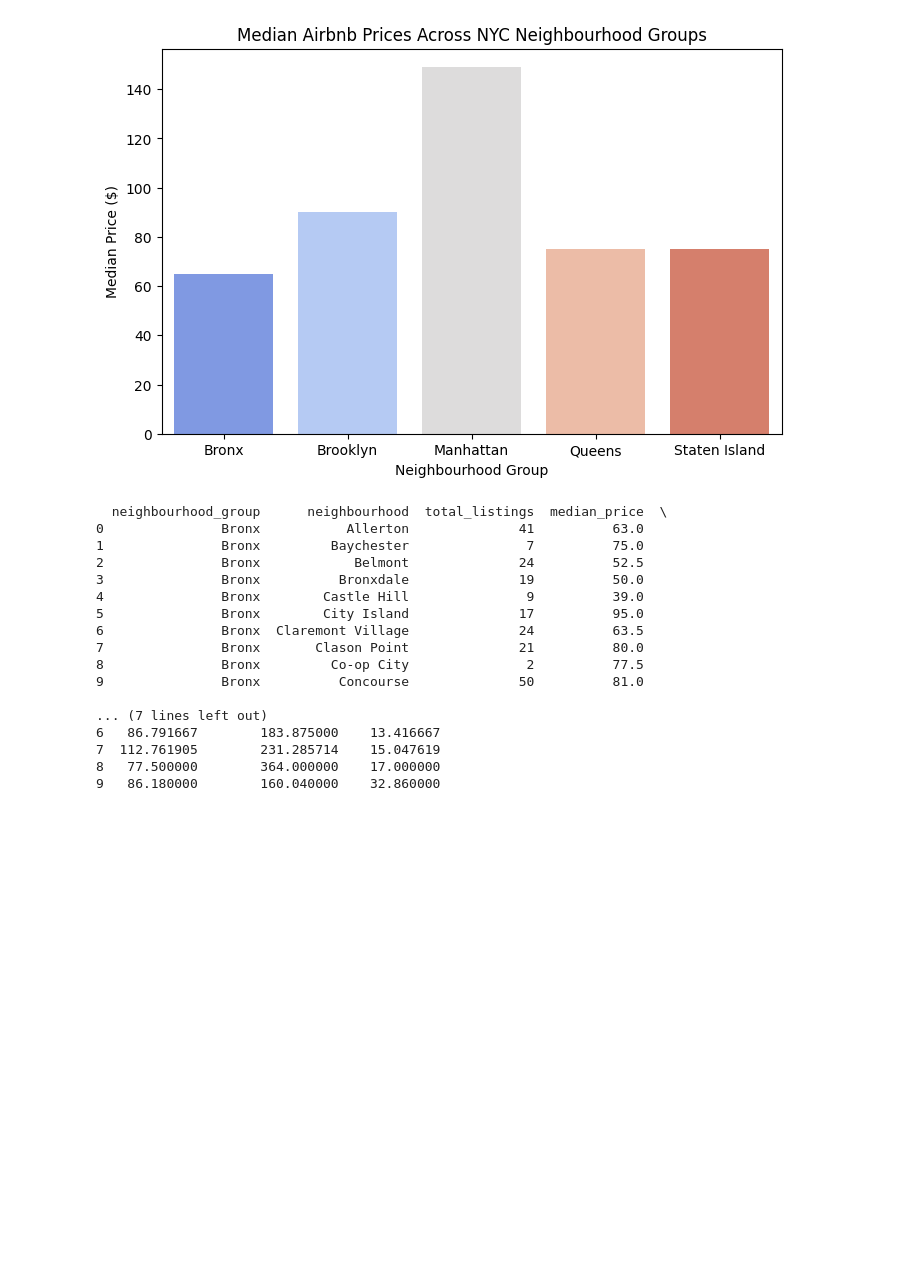
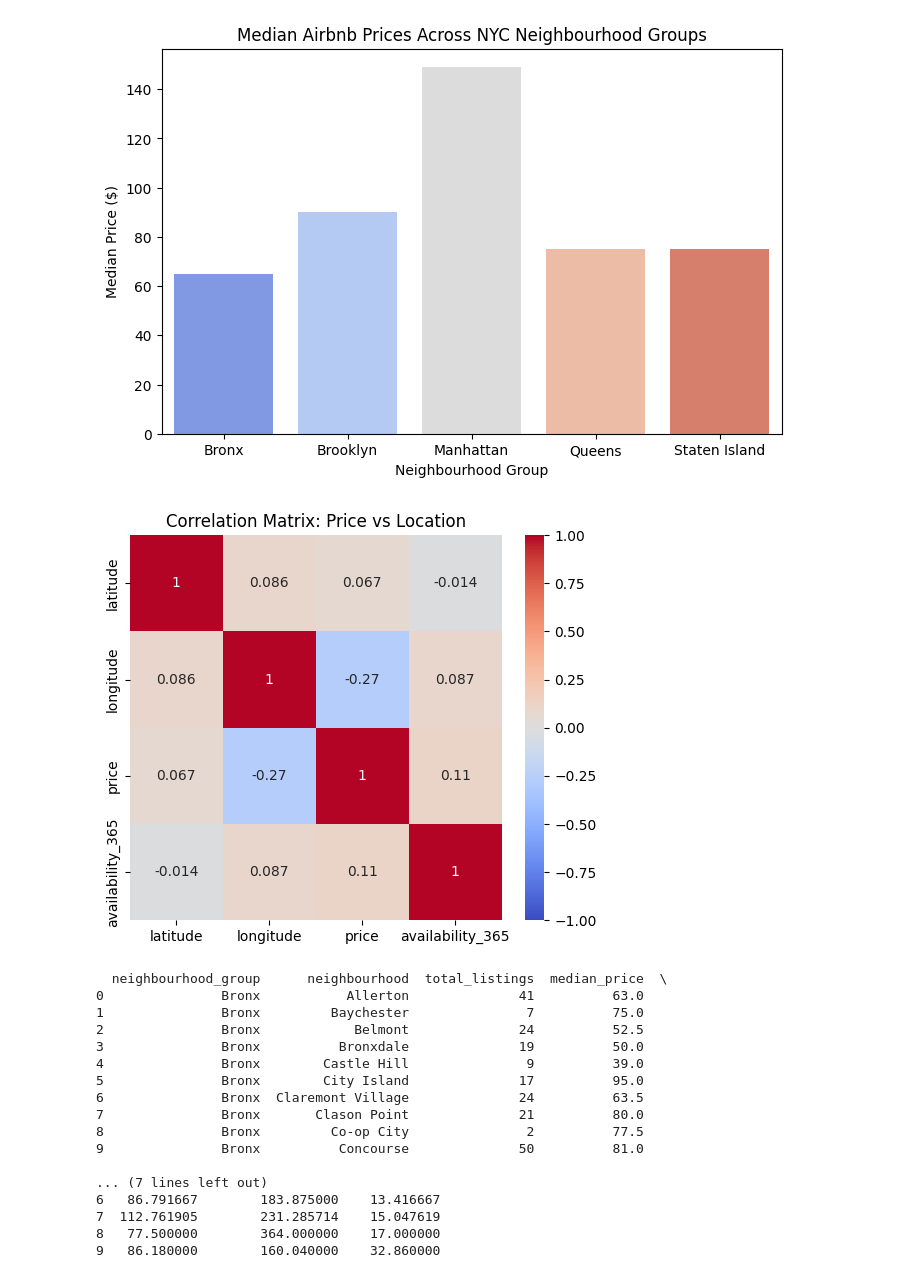
Before and after one commit to eliMedig/e-Portfolio, a Jupyter notebook: files/Group_Project_Notebook.ipynb, the cells around one changed output. Cells and saved outputs as stored; diff of their text form; code cells hidden in the pictures; blank space fills up the shorter version.

```diff
--- a/files/Group_Project_Notebook.ipynb
+++ b/files/Group_Project_Notebook.ipynb
@@ -606,6 +606,24 @@ Queens            75.0
 Staten Island     75.0
 Name: price, dtype: float64
 [figure]
+# %%
+columns_matrix = ['latitude', 'longitude', 'price', 'availability_365']
+
+corr_matrix = data[columns_matrix].corr()
+
+#plot the correlation matrix
+plt.figure(figsize=(6, 5))
+sns.heatmap(
+    corr_matrix,
+    annot=True,
+    cmap='coolwarm',
+    center=0,
+    vmin=-1, vmax=1
+)
+plt.title("Correlation Matrix: Price vs Location")
+plt.show()
+# %% [output]
+[figure, added]
 # %%
 # Neighborouhood specific analysis
 
```
Also changed, not shown: parts of 1 cell of this notebook, 1 other file.
